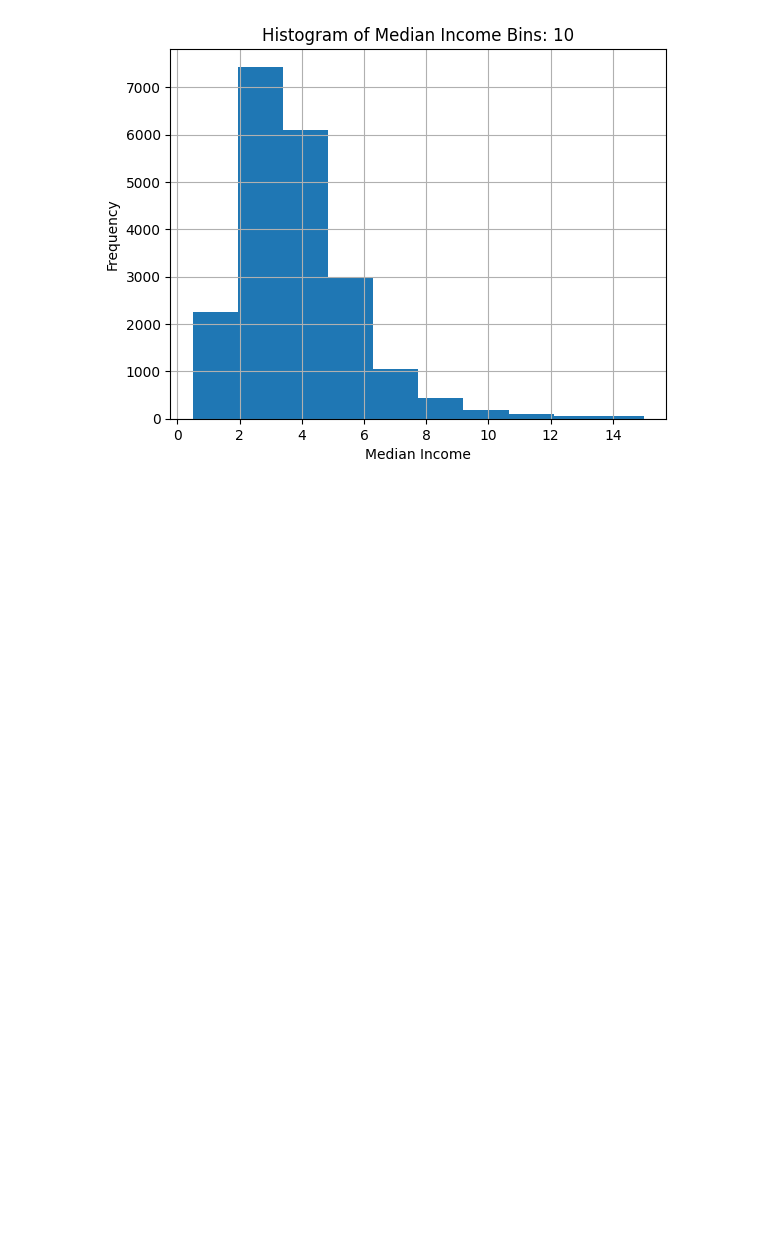
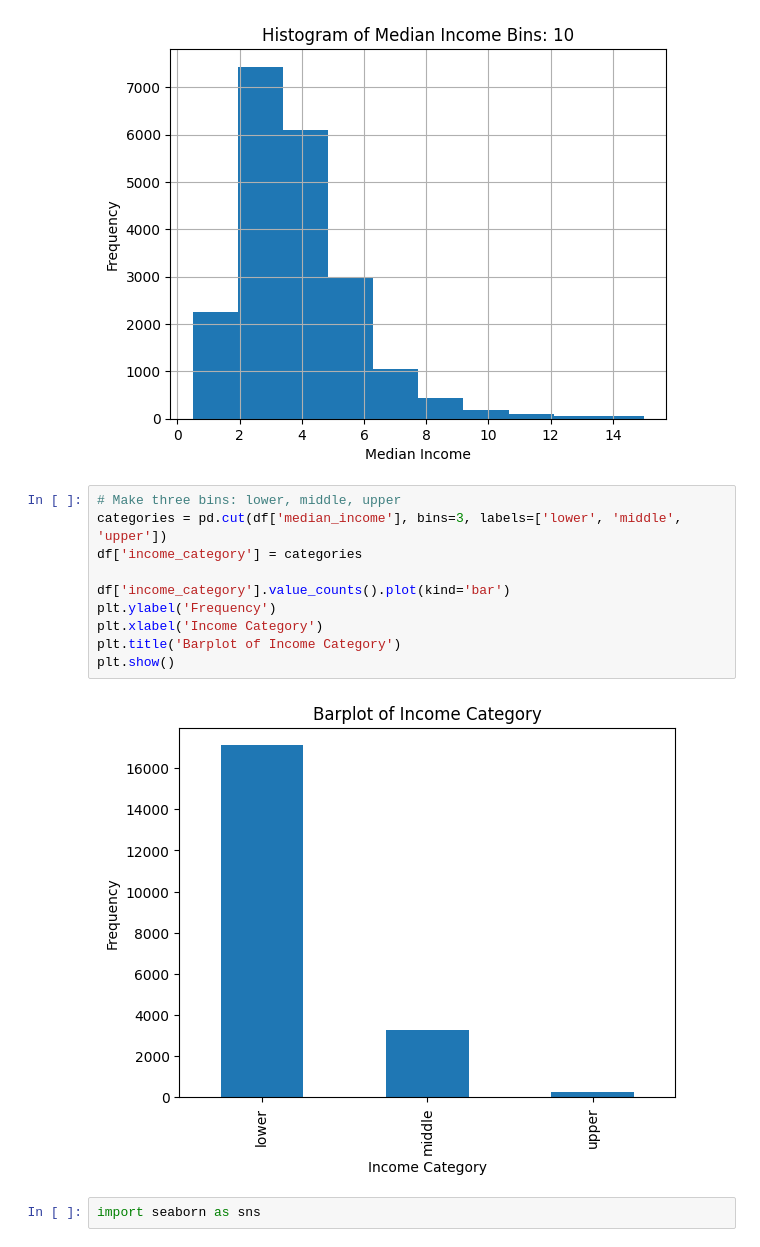
Before and after one commit to staldenhoefler/gdv, a Jupyter notebook: LE3.ipynb, the cells around one changed output. Cells and saved outputs as stored; diff of their text form; blank space fills up the shorter version.

```diff
--- a/LE3.ipynb
+++ b/LE3.ipynb
@@ -29,3 +45,17 @@ plt.title('Histogram of Median Income Bins: 10')
 plt.show()
 # %% [output]
 [figure]
+# %%
+# Make three bins: lower, middle, upper
+categories = pd.cut(df['median_income'], bins=3, labels=['lower', 'middle', 'upper'])
+df['income_category'] = categories
+
+df['income_category'].value_counts().plot(kind='bar')
+plt.ylabel('Frequency')
+plt.xlabel('Income Category')
+plt.title('Barplot of Income Category')
+plt.show()
+# %% [output]
+[figure, added]
+# %%
+import seaborn as sns
```
Also changed, not shown: parts of 9 cells of this notebook.
